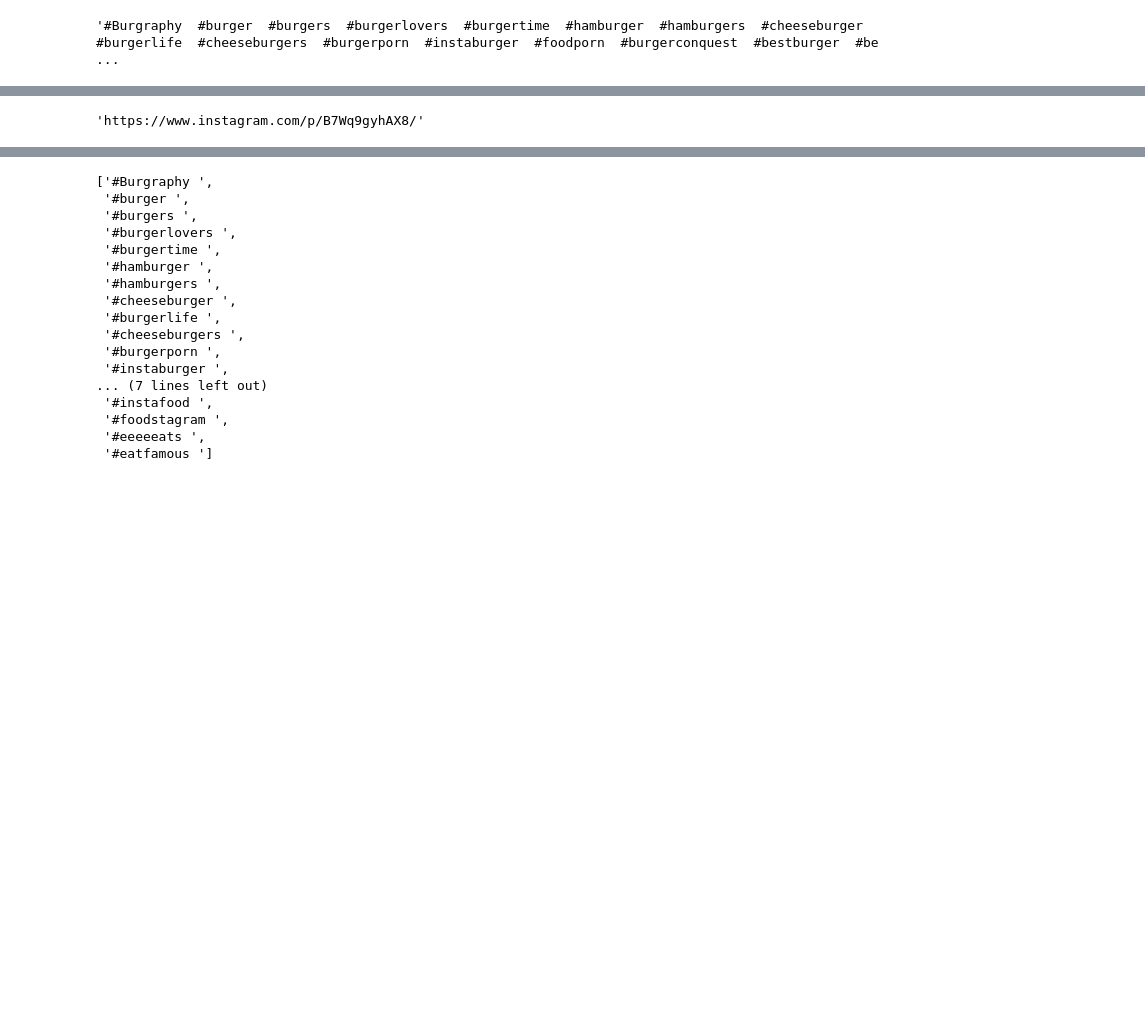
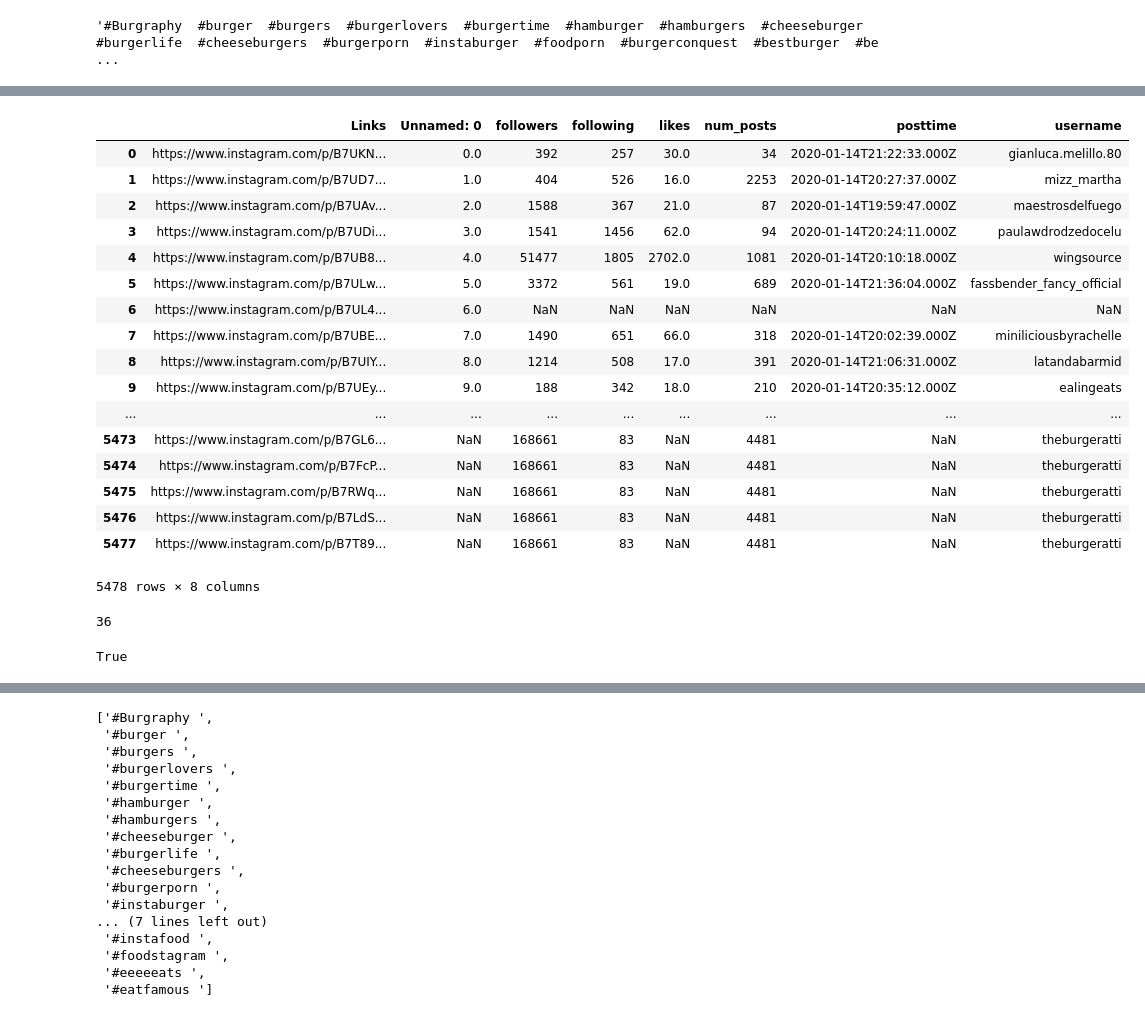
Before and after one commit to wdlcameron/DeepEngage, a Jupyter notebook: notebooks/IGBotSelenium-Insight.ipynb, the cells around one changed output, grey strips where cells are left out. Cells and saved outputs as stored; diff of their text form; code cells hidden in the pictures; blank space fills up the shorter version.

```diff
--- a/notebooks/IGBotSelenium-Insight.ipynb
+++ b/notebooks/IGBotSelenium-Insight.ipynb
@@ -337,0 +412,2 @@ IB = InstagramBot('webscraper100', 'ScrapingTheWeb100', IB.browser)
+# %%
+user_df = IB.load_dataframe('user_output.csv')
@@ -360,3 +522,5 @@ IB.get_tags()
 # %% [output]
 Get tags is imcomplete!!!
 '#Burgraphy  #burger  #burgers  #burgerlovers  #burgertime  #hamburger  #hamburgers  #cheeseburger  #burgerlife  #cheeseburgers  #burgerporn  #instaburger  #foodporn  #burgerconquest  #bestburger  #be ...
+# %%
+ind_links = IB.gather_posts_from_user('theburgeratti')
@@ -363,4 +547,31 @@ Get tags is imcomplete!!!
+# %%
+pd.concat([df, ind_links], ignore_index = True, sort = True)
+# %% [output]
+|  | Links | Unnamed: 0 | followers | following | likes | num_posts | posttime | username |
+| 0 | https://www.instagram.com/p/B7UKN... | 0.0 | 392 | 257 | 30.0 | 34 | 2020-01-14T21:22:33.000Z | gianluca.melillo.80 |
+| 1 | https://www.instagram.com/p/B7UD7... | 1.0 | 404 | 526 | 16.0 | 2253 | 2020-01-14T20:27:37.000Z | mizz_martha |
+| 2 | https://www.instagram.com/p/B7UAv... | 2.0 | 1588 | 367 | 21.0 | 87 | 2020-01-14T19:59:47.000Z | maestrosdelfuego |
+| 3 | https://www.instagram.com/p/B7UDi... | 3.0 | 1541 | 1456 | 62.0 | 94 | 2020-01-14T20:24:11.000Z | paulawdrodzedocelu |
+| 4 | https://www.instagram.com/p/B7UB8... | 4.0 | 51477 | 1805 | 2702.0 | 1081 | 2020-01-14T20:10:18.000Z | wingsource |
+| 5 | https://www.instagram.com/p/B7ULw... | 5.0 | 3372 | 561 | 19.0 | 689 | 2020-01-14T21:36:04.000Z | fassbender_fancy_official |
+| 6 | https://www.instagram.com/p/B7UL4... | 6.0 | NaN | NaN | NaN | NaN | NaN | NaN |
+| 7 | https://www.instagram.com/p/B7UBE... | 7.0 | 1490 | 651 | 66.0 | 318 | 2020-01-14T20:02:39.000Z | miniliciousbyrachelle |
+| 8 | https://www.instagram.com/p/B7UIY... | 8.0 | 1214 | 508 | 17.0 | 391 | 2020-01-14T21:06:31.000Z | latandabarmid |
+| 9 | https://www.instagram.com/p/B7UEy... | 9.0 | 188 | 342 | 18.0 | 210 | 2020-01-14T20:35:12.000Z | ealingeats |
+| ... | ... | ... | ... | ... | ... | ... | ... | ... |
+| 5473 | https://www.instagram.com/p/B7GL6... | NaN | 168661 | 83 | NaN | 4481 | NaN | theburgeratti |
+| 5474 | https://www.instagram.com/p/B7FcP... | NaN | 168661 | 83 | NaN | 4481 | NaN | theburgeratti |
+| 5475 | https://www.instagram.com/p/B7RWq... | NaN | 168661 | 83 | NaN | 4481 | NaN | theburgeratti |
+| 5476 | https://www.instagram.com/p/B7LdS... | NaN | 168661 | 83 | NaN | 4481 | NaN | theburgeratti |
+| 5477 | https://www.instagram.com/p/B7T89... | NaN | 168661 | 83 | NaN | 4481 | NaN | theburgeratti |
+5478 rows × 8 columns
+# %%
+len(ind_links)
+# %% [output]
+36
+# %%
+IB.download_post(ind_links[0])
+# %% [output]
+True
 # %%
-IB.browser.find_elements_by_xpath('//div[@class="v1Nh3 kIKUG  _bz0w"]/a').get_attribute('href')
+image_links = IB.browser.find_elements_by_xpath('//div[@class="v1Nh3 kIKUG  _bz0w"]/a')
-# %% [output]
-'https://www.instagram.com/p/B7Wq9gyhAX8/'
```
Also changed, not shown: parts of 15 cells of this notebook.
